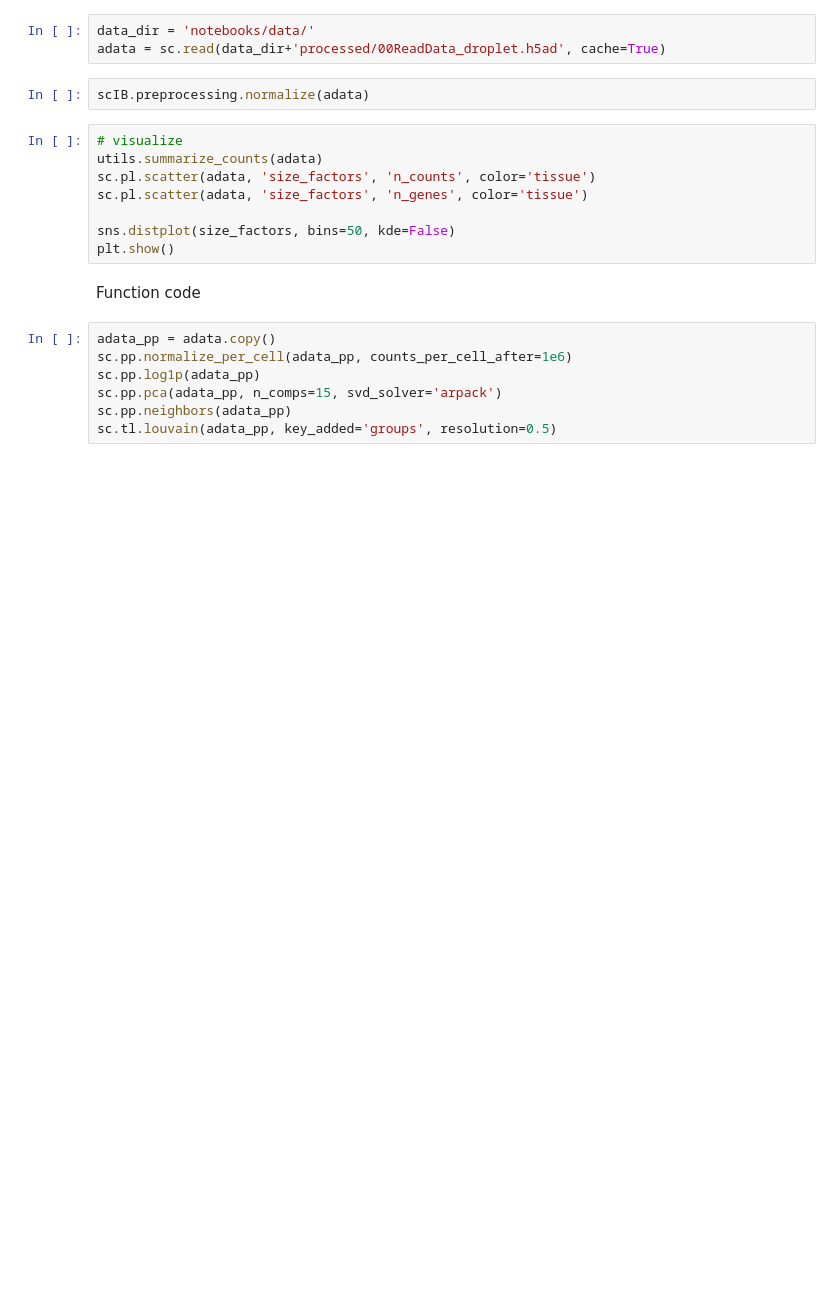
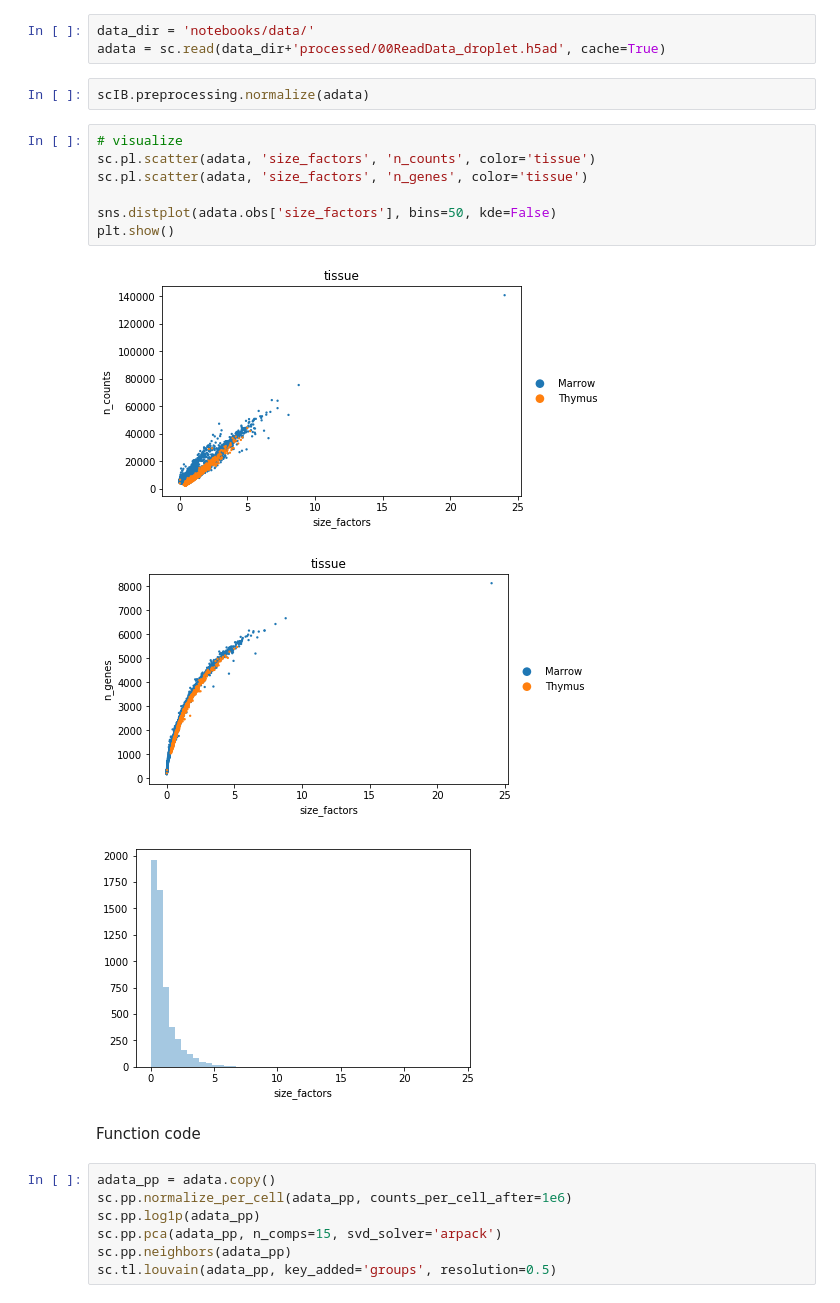
Before and after one commit to theislab/scib, a Jupyter notebook: notebooks/normalisation.ipynb, the cells around one changed output. Saved outputs shown, nothing was run; the diff lists cells and outputs as text; blank space fills up the shorter version.

```diff
--- a/notebooks/normalisation.ipynb
+++ b/notebooks/normalisation.ipynb
@@ -28,12 +28,15 @@ adata = sc.read(data_dir+'processed/00ReadData_droplet.h5ad', cache=True)
 scIB.preprocessing.normalize(adata)
 # %%
 # visualize
-utils.summarize_counts(adata)
 sc.pl.scatter(adata, 'size_factors', 'n_counts', color='tissue')
 sc.pl.scatter(adata, 'size_factors', 'n_genes', color='tissue')
 
-sns.distplot(size_factors, bins=50, kde=False)
+sns.distplot(adata.obs['size_factors'], bins=50, kde=False)
 plt.show()
+# %% [output]
+[figure, added]
+[figure, added]
+[figure, added]
 # %% [markdown]
 Function code
 # %%
```
Also changed, not shown: 5 other files.
